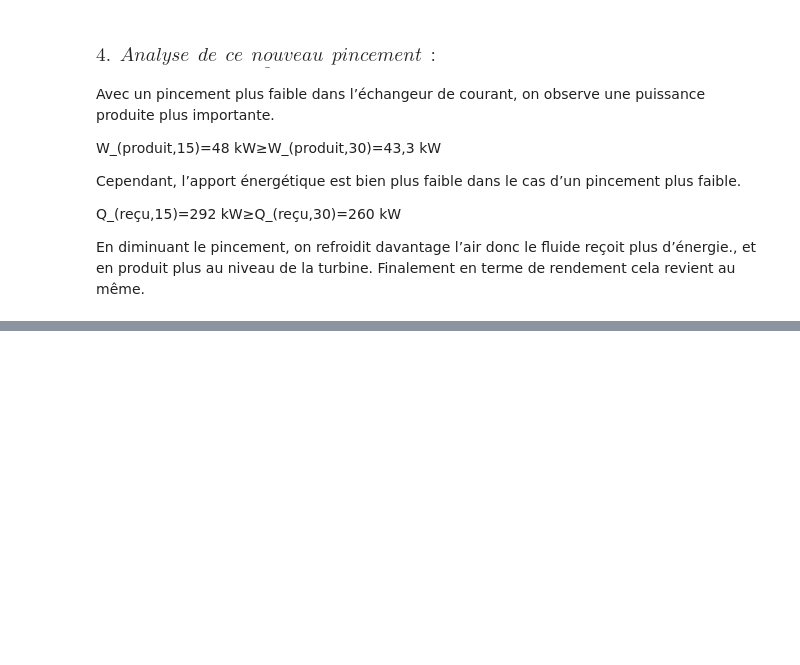
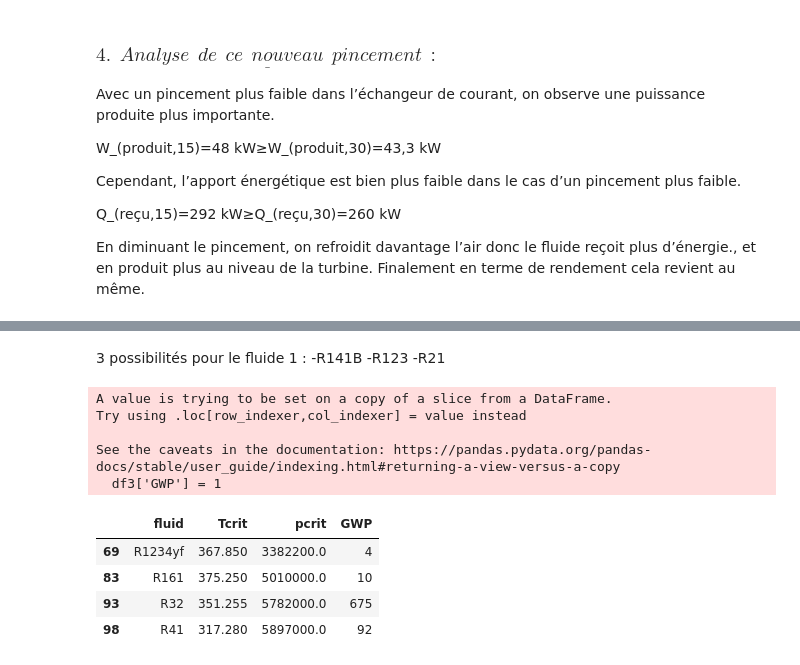
Before and after one commit to valdo92/GE, a Jupyter notebook: projet8.ipynb, the cells around one changed output, grey strips where cells are left out. Drawn from its saved outputs; the diff is of its cells as text; code cells hidden in the pictures; blank space fills up the shorter version.

```diff
--- a/projet8.ipynb
+++ b/projet8.ipynb
@@ -283,0 +458,29 @@ En diminuant le pincement, on refroidit davantage l’air donc le fluide reçoit
+# %% [markdown]
+3 possibilités pour le fluide 1 :
+    -R141B
+    -R123
+    -R21
+# %%
+df3 = df[(df['Tcrit']-Ta4  < 0) & (df['Tcrit']-Ta4  > -60)]
+fluids_2=df3["fluid"]
+
+df3['GWP'] = 1
+for i in range(len(df3)):
+    if i <3 or i >17:
+        df3.iloc[i,3] = 0
+    else :
+        df3.iloc[i,3] = CP.PropsSI('GWP100',df3.iloc[i,0])
+
+df4=df3[(df3['GWP']<1000)&(df3['GWP']>0)]
+df4
+# %% [output]
+A value is trying to be set on a copy of a slice from a DataFrame.
+Try using .loc[row_indexer,col_indexer] = value instead
+
+See the caveats in the documentation: https://pandas.pydata.org/pandas-docs/stable/user_guide/indexing.html#returning-a-view-versus-a-copy
+  df3['GWP'] = 1
+|  | fluid | Tcrit | pcrit | GWP |
+| 69 | R1234yf | 367.850 | 3382200.0 | 4 |
+| 83 | R161 | 375.250 | 5010000.0 | 10 |
+| 93 | R32 | 351.255 | 5782000.0 | 675 |
+| 98 | R41 | 317.280 | 5897000.0 | 92 |
```
Also changed, not shown: parts of 6 cells of this notebook.
